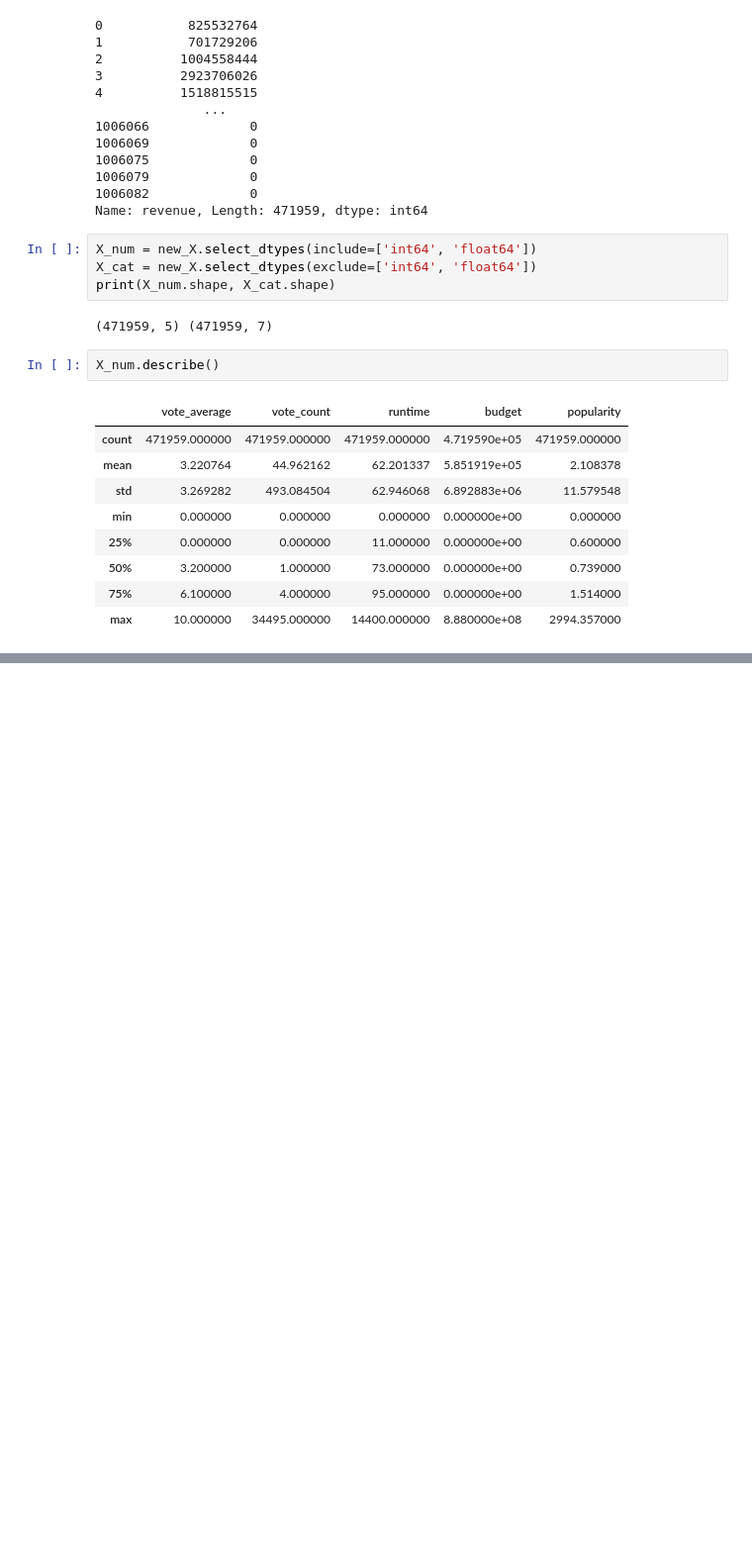
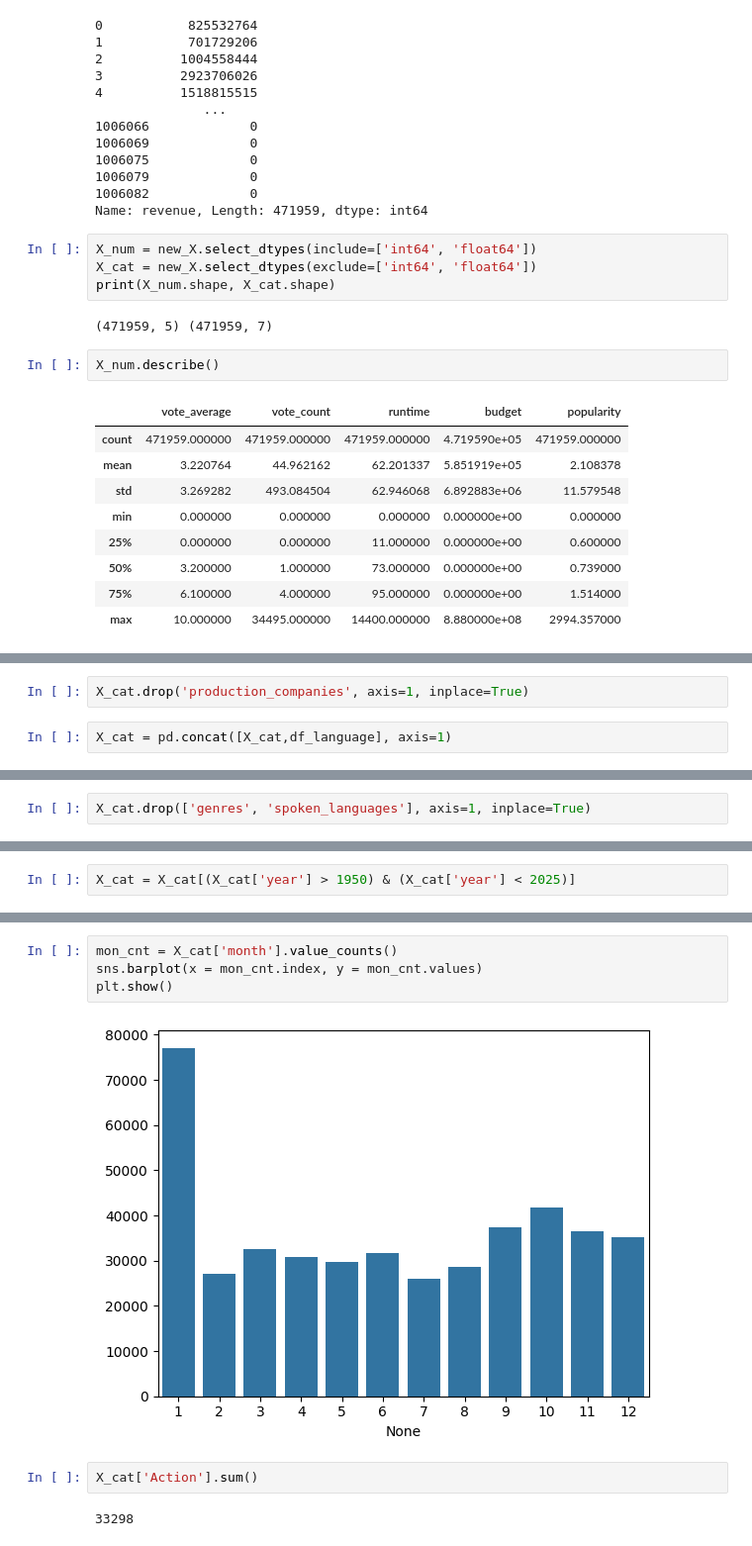
Before and after one commit to orin00/colab, a Jupyter notebook: 240312_영화판매량.ipynb, the cells around one changed output, grey strips where cells are left out. Shown: that part at 99% size. Saved outputs shown, nothing was run; the diff lists cells and outputs as text; blank space fills up the shorter version.

```diff
--- a/240312_영화판매량.ipynb
+++ b/240312_영화판매량.ipynb
@@ -269,0 +576,4 @@ X_num.describe()
+# %%
+X_cat.drop('production_companies', axis=1, inplace=True)
+# %%
+X_cat = pd.concat([X_cat,df_language], axis=1)
@@ -269,0 +593,2 @@ X_num.describe()
+# %%
+X_cat.drop(['genres', 'spoken_languages'], axis=1, inplace=True)
@@ -269,0 +626,2 @@ X_num.describe()
+# %%
+X_cat = X_cat[(X_cat['year'] > 1950) & (X_cat['year'] < 2025)]
@@ -269,0 +659,10 @@ X_num.describe()
+# %%
+mon_cnt = X_cat['month'].value_counts()
+sns.barplot(x = mon_cnt.index, y = mon_cnt.values)
+plt.show()
+# %% [output]
+[figure, added]
+# %%
+X_cat['Action'].sum()
+# %% [output]
+33298
```
Also changed, not shown: parts of 64 cells of this notebook.
